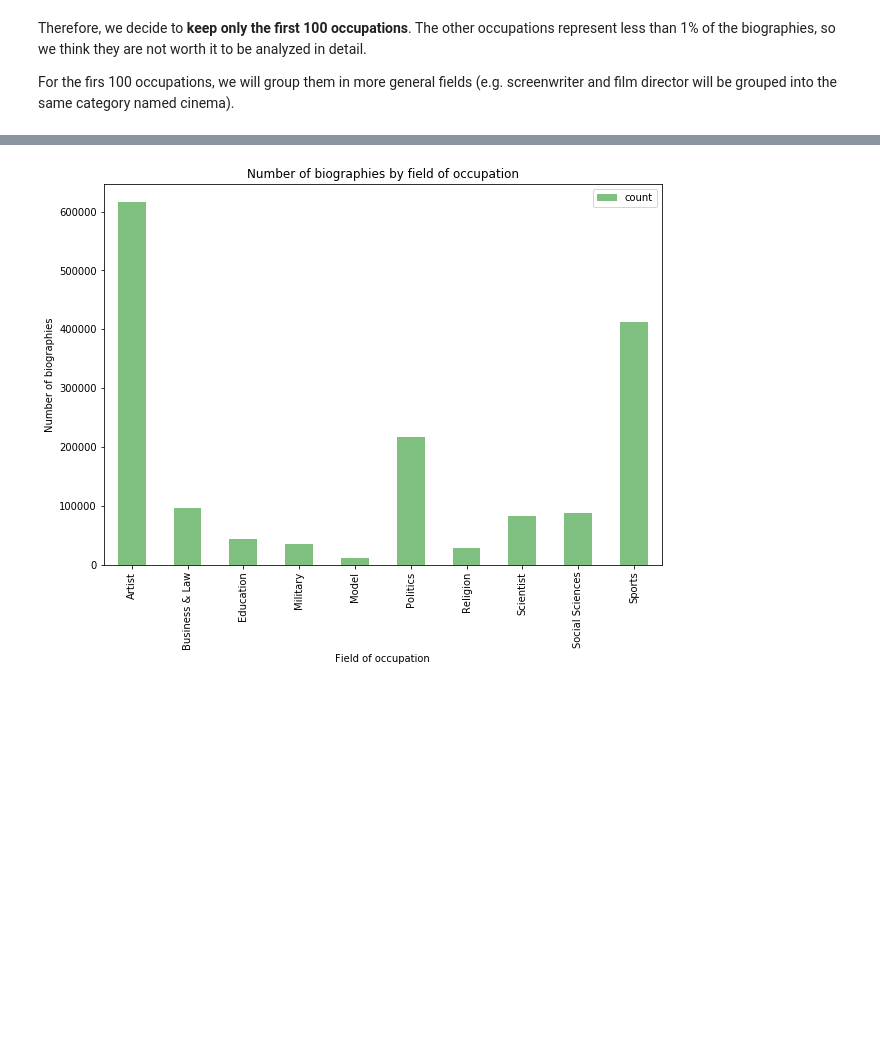
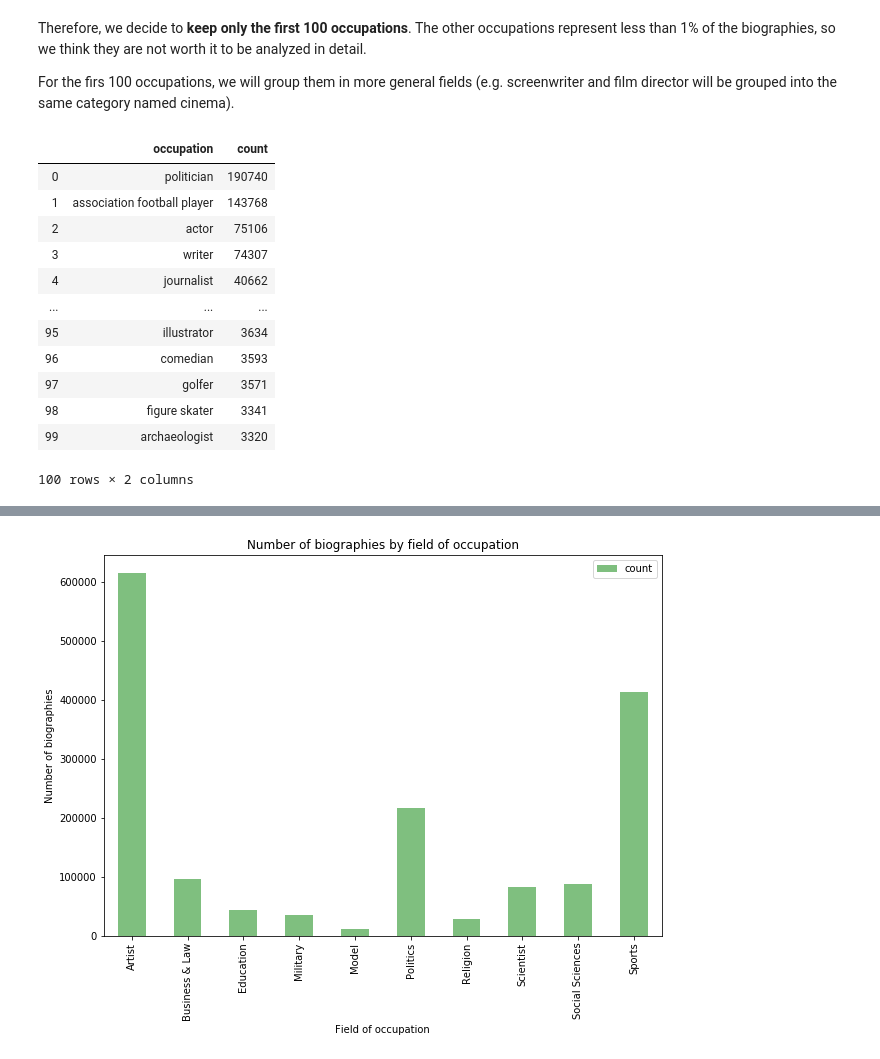
Before and after one commit to natbolon/wiki-gender, a Jupyter notebook: src/statistics.ipynb, the cells around one changed output, grey strips where cells are left out. Saved outputs shown, nothing was run; the diff lists cells and outputs as text; code cells hidden in the pictures; blank space fills up the shorter version.

Commit message:
rerun statistics for gender and occupation

```diff
--- a/src/statistics.ipynb
+++ b/src/statistics.ipynb
@@ -135,7 +129,23 @@ Therefore, we decide to **keep only the first 100 occupations**. The other occup
 
 For the firs 100 occupations, we will group them in more general fields (e.g. screenwriter and film director will be grouped into the same category named cinema).
 # %%
-occ_filtered_pd = occ_pd.iloc[:100]
+occ_filtered_pd = occ_pd.iloc[:100].copy()
+# %%
+occ_filtered_pd
+# %% [output]
+|  | occupation | count |
+| 0 | politician | 190740 |
+| 1 | association football player | 143768 |
+| 2 | actor | 75106 |
+| 3 | writer | 74307 |
+| 4 | journalist | 40662 |
+| ... | ... | ... |
+| 95 | illustrator | 3634 |
+| 96 | comedian | 3593 |
+| 97 | golfer | 3571 |
+| 98 | figure skater | 3341 |
+| 99 | archaeologist | 3320 |
+100 rows × 2 columns
 # %%
 with open('../data/dict_categories_occupations.json') as json_file:
     line = json_file.readline()
```
Also changed, not shown: parts of 9 cells of this notebook.
